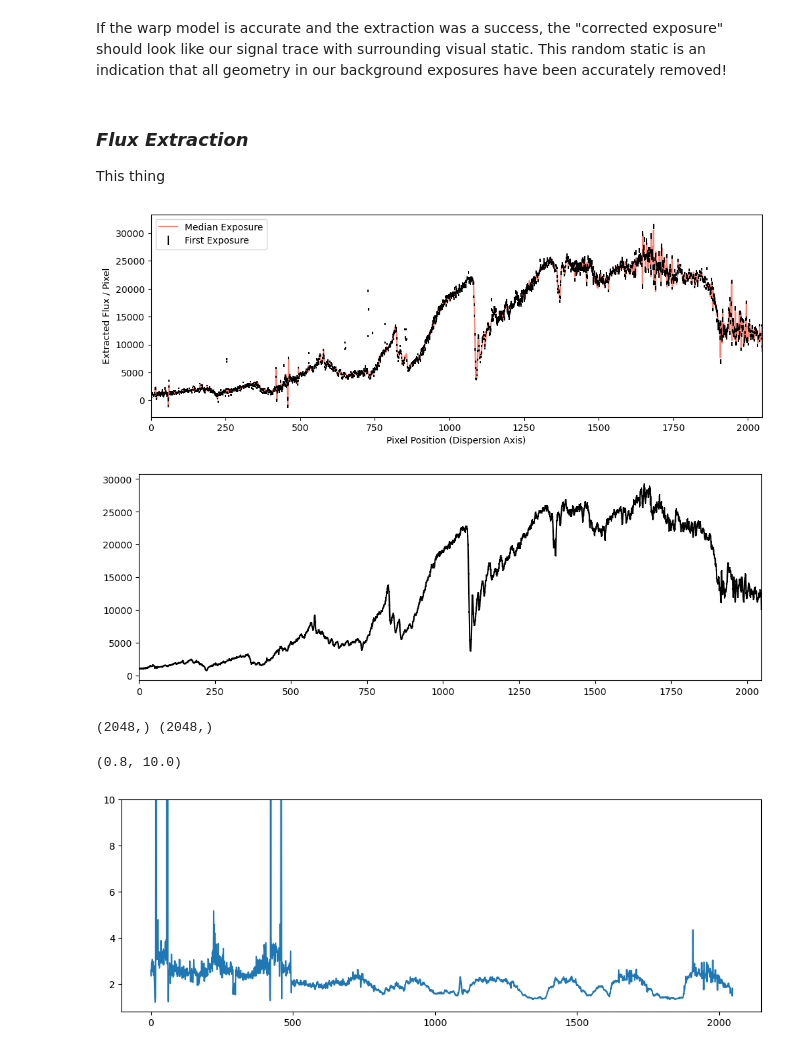
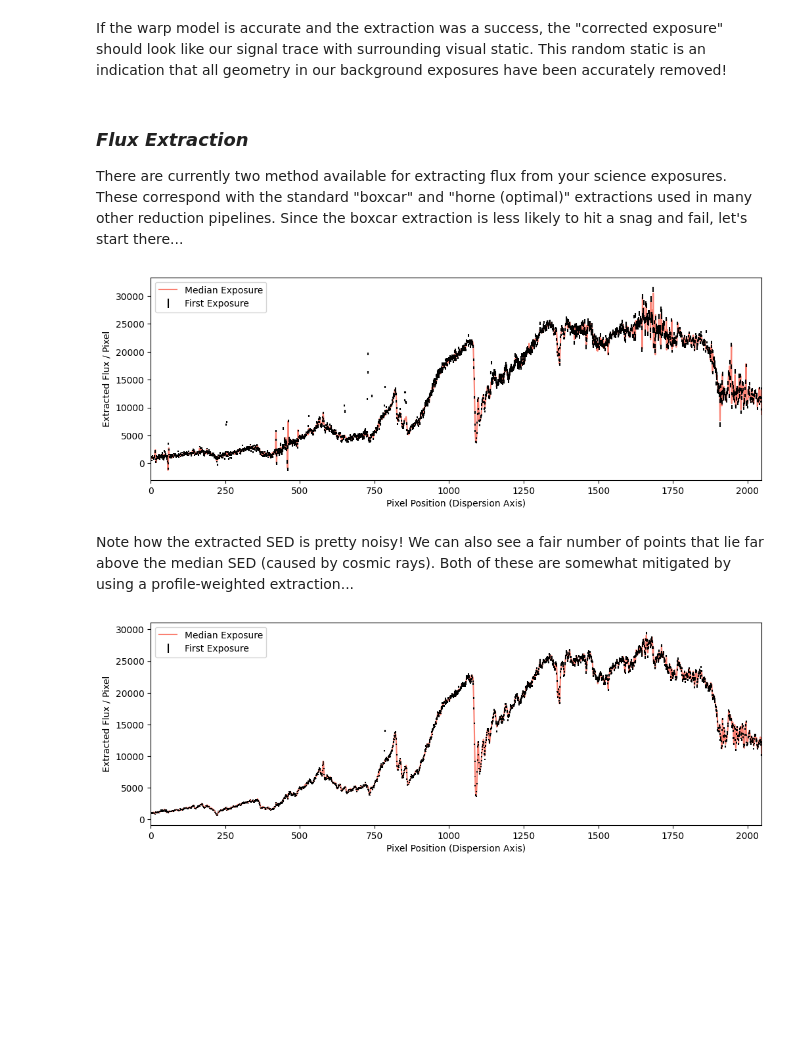
Before and after one commit to Autumn10677/specsuite, a Jupyter notebook: docs/kosmos_example.ipynb, the cells around one changed output. Cells and saved outputs as stored; diff of their text form; code cells hidden in the pictures; blank space fills up the shorter version.

```diff
--- a/docs/kosmos_example.ipynb
+++ b/docs/kosmos_example.ipynb
@@ -17,13 +23,13 @@ bias = ss.average_matching_files(
     instrument = "KOSMOS",
     crop_bds = DATA_REGION,
 )
-flat = ss.average_matching_files(
+raw_flat = ss.average_matching_files(
     path = CAL_PATH,
     tag = "flat",
     instrument="KOSMOS",
     crop_bds = DATA_REGION,
 )
-arc = ss.average_matching_files(
+raw_arc = ss.average_matching_files(
     path = CAL_PATH,
     tag = "neon",
     instrument = "KOSMOS",
@@ -31,10 +37,10 @@ arc = ss.average_matching_files(
 )
 
 # Loads target object exposures
-science = ss.collect_images_array(
+raw_science = ss.collect_images_array(
     path = DATA_PATH,
     tag = "toi3884",
     instrument = "KOSMOS",
     crop_bds = DATA_REGION,
-).astype(float)
+)
 # %% [markdown]
@@ -72,4 +66,3 @@ There are two features worth calling out here. Firstly, the bias exposure has a
 # %%
-flat -= bias
-arc -= bias
-science -= bias
+arc = raw_arc - bias
+science = raw_science - bias
@@ -114,45 +112,24 @@ backgrounds = ss.extract_background(
 If the warp model is accurate and the extraction was a success, the "corrected exposure" should look like our signal trace with surrounding visual static. This random static is an indication that all geometry in our background exposures have been accurately removed!
 # %% [markdown]
 ### _Flux Extraction_
-This thing
+There are currently two method available for extracting flux from your science exposures. These correspond with the standard "boxcar" and "horne (optimal)" extractions used in many other reduction pipelines. Since the boxcar extraction is less likely to hit a snag and fail, let's start there...
 # %%
-flux, error = ss.boxcar_extraction(
+boxcar_flux, boxcar_error = ss.boxcar_extraction(
     images = science - backgrounds,
     backgrounds = backgrounds,
     RN = 6.0,
     debug = True,
 )
-
-boxcar_flux = np.median(flux, axis=0)
-boxcar_error = np.max(error, axis=0)
 # %% [output]
-[figure, old version]
+[figure, new version]
+# %% [markdown]
+Note how the extracted SED is pretty noisy! We can also see a fair number of points that lie far above the median SED (caused by cosmic rays). Both of these are somewhat mitigated by using a profile-weighted extraction...
 # %%
-flux, error = ss.horne_extraction(
+horne_flux, horne_error = ss.horne_extraction(
     images = science - backgrounds,
     backgrounds = backgrounds,
     RN = 6.0,
+    debug = True,
 )
-
-horne_flux = np.median(flux, axis=0)
-horne_error = np.max(error, axis=0)
-
-xs = np.array(range(len(horne_flux)))
-plt.errorbar(xs, horne_flux, yerr=horne_error, color='k')
-plt.xlim(min(xs), max(xs))
-#plt.yscale("log")
-plt.show()
 # %% [output]
-[figure, old version]
+[figure, new version]
-# %%
-horne_SNR = np.abs(horne_flux/horne_error)
-boxcar_SNR = np.abs(boxcar_flux/boxcar_error)
-
-print(horne_SNR.shape, boxcar_SNR.shape)
-
-plt.plot(xs, horne_SNR/boxcar_SNR)
-plt.ylim(0.8, 10)
-# %% [output]
-(2048,) (2048,)
-(0.8, 10.0)
-[figure, removed]
```
Also changed, not shown: parts of 16 cells of this notebook, 2 other files.
